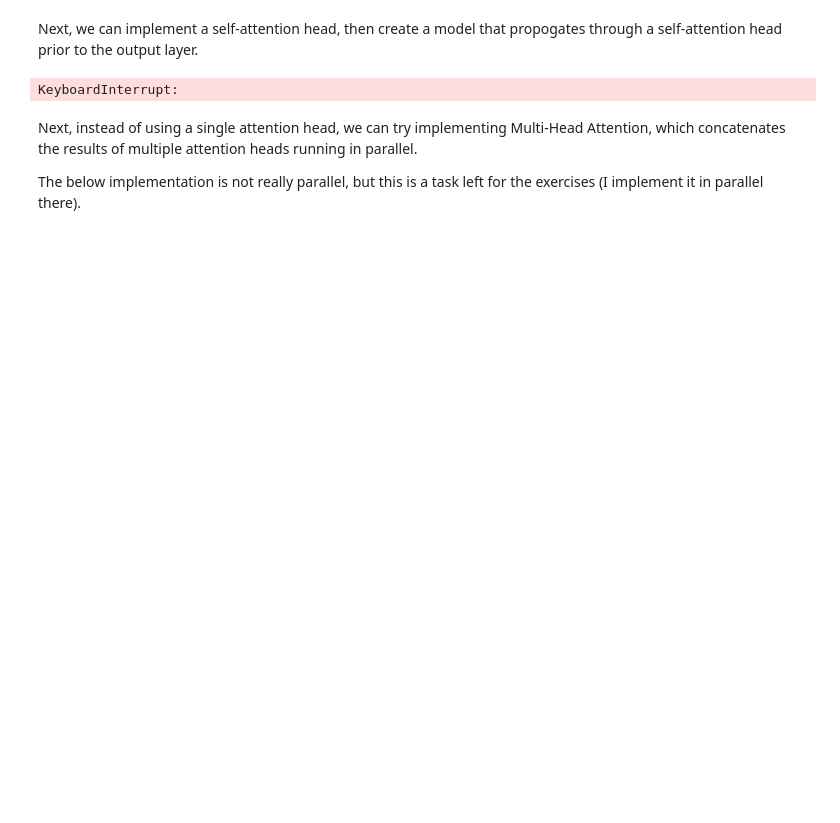
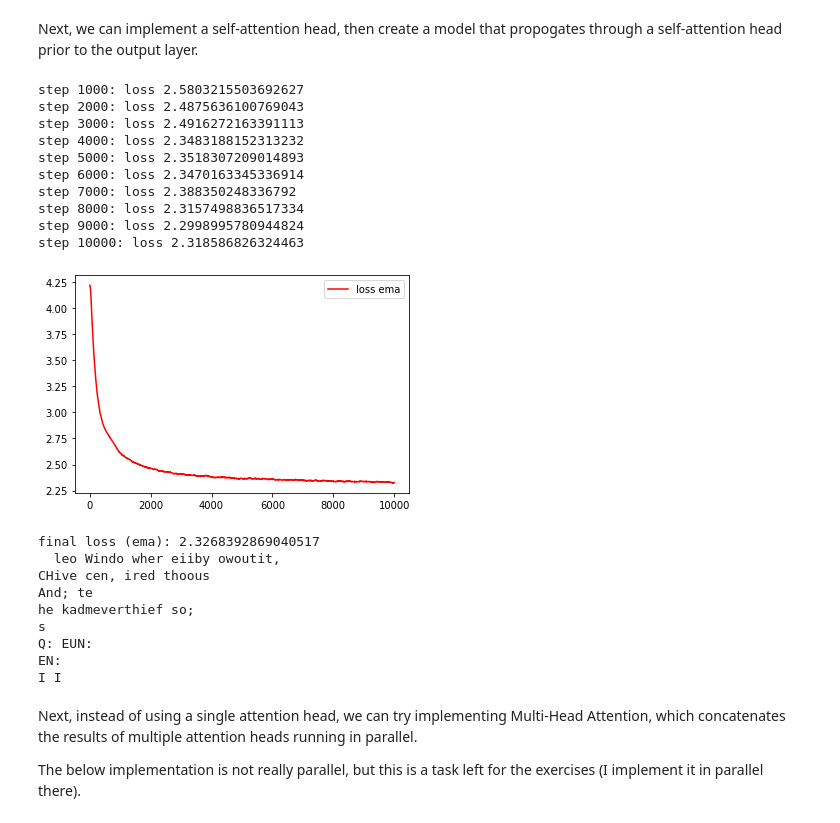
Before and after one commit to lowrollr/nn_zero_to_hero, a Jupyter notebook: l7_gpt/lecture.ipynb, the cells around one changed output. Saved outputs shown, nothing was run; the diff lists cells and outputs as text; code cells hidden in the pictures; blank space fills up the shorter version.

```diff
--- a/l7_gpt/lecture.ipynb
+++ b/l7_gpt/lecture.ipynb
@@ -407,13 +438,33 @@ class SingleHeadModel(nn.Module):
 # %%
 context_length = 32
 batch_size = 32
 emb_size = 32
 single_head_model = SingleHeadModel(vocab_size, emb_size=emb_size, head_size=emb_size, context_length=context_length).to(device)
 losses = train(single_head_model, 10000, batch_size, context_length)
 plot_ema(losses)
+evaluate(single_head_model, batch_size, context_length)
 generate_text(single_head_model)
 # %% [output]
-KeyboardInterrupt:
+step 1000: loss 2.5803215503692627
+step 2000: loss 2.4875636100769043
+step 3000: loss 2.4916272163391113
+step 4000: loss 2.3483188152313232
+step 5000: loss 2.3518307209014893
+step 6000: loss 2.3470163345336914
+step 7000: loss 2.388350248336792
+step 8000: loss 2.3157498836517334
+step 9000: loss 2.2998995780944824
+step 10000: loss 2.318586826324463
+[figure, added]
+final loss (ema): 2.3268392869040517
+  leo Windo wher eiiby owoutit,
+CHive cen, ired thoous
+And; te
+he kadmeverthief so;
+s
+Q: EUN:
+EN:
+I I
 # %% [markdown]
 Next, instead of using a single attention head, we can try implementing Multi-Head Attention, which concatenates the results of multiple attention heads running in parallel.
 
```
Also changed, not shown: parts of 14 cells of this notebook.
